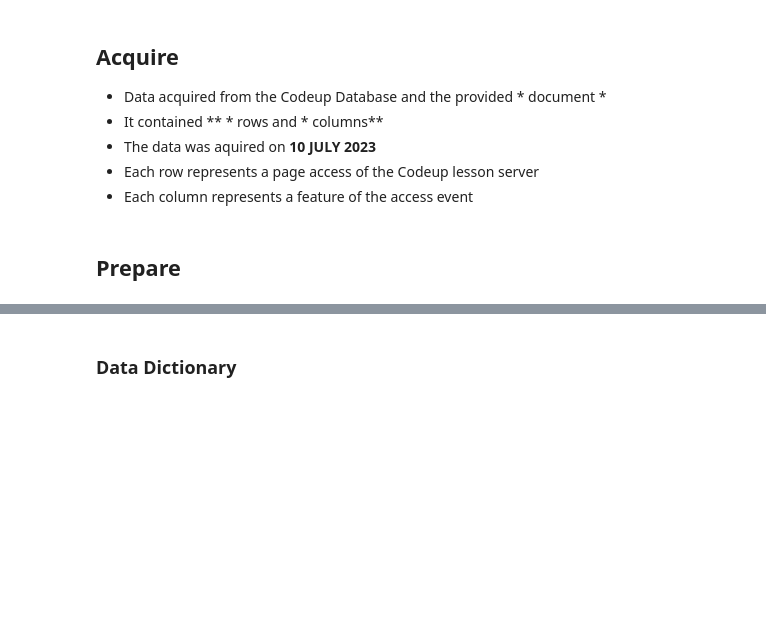
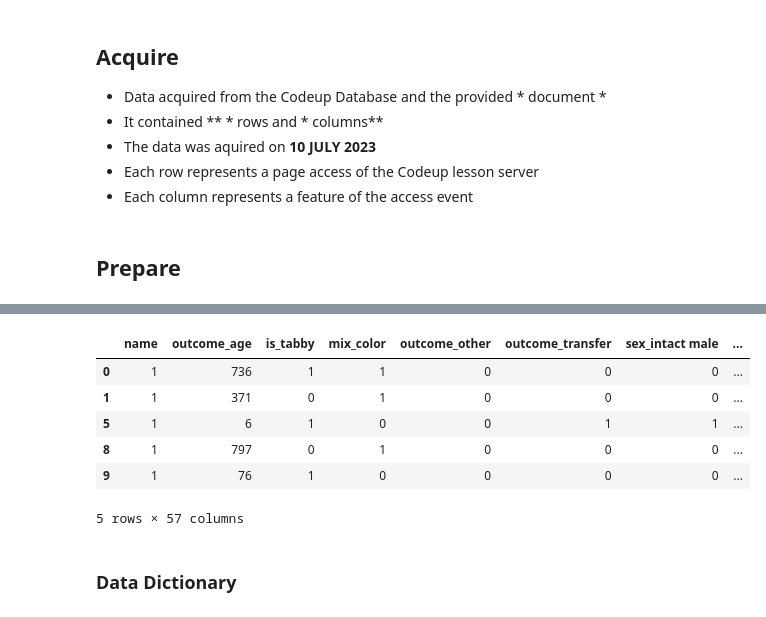
Before and after one commit to pound-puppies/animal-advocacy, a Jupyter notebook: final_report.ipynb, the cells around one changed output, grey strips where cells are left out. Drawn from its saved outputs; the diff is of its cells as text; code cells hidden in the pictures; blank space fills up the shorter version.

```diff
--- a/final_report.ipynb
+++ b/final_report.ipynb
@@ -57,3 +66,13 @@ df, model_df = w.prep_df(df)
+# %%
+model_df.head()
+# %% [output]
+|  | name | outcome_age | is_tabby | mix_color | outcome_other | outcome_transfer | sex_intact male | ... |
+| 0 | 1 | 736 | 1 | 1 | 0 | 0 | 0 | ... |
+| 1 | 1 | 371 | 0 | 1 | 0 | 0 | 0 | ... |
+| 5 | 1 | 6 | 1 | 0 | 0 | 1 | 1 | ... |
+| 8 | 1 | 797 | 0 | 1 | 0 | 0 | 0 | ... |
+| 9 | 1 | 76 | 1 | 0 | 0 | 0 | 0 | ... |
+5 rows × 57 columns
 # %% [markdown]
 ### Data Dictionary
 # %% [markdown]
```
Also changed, not shown: parts of 1 cell of this notebook.
